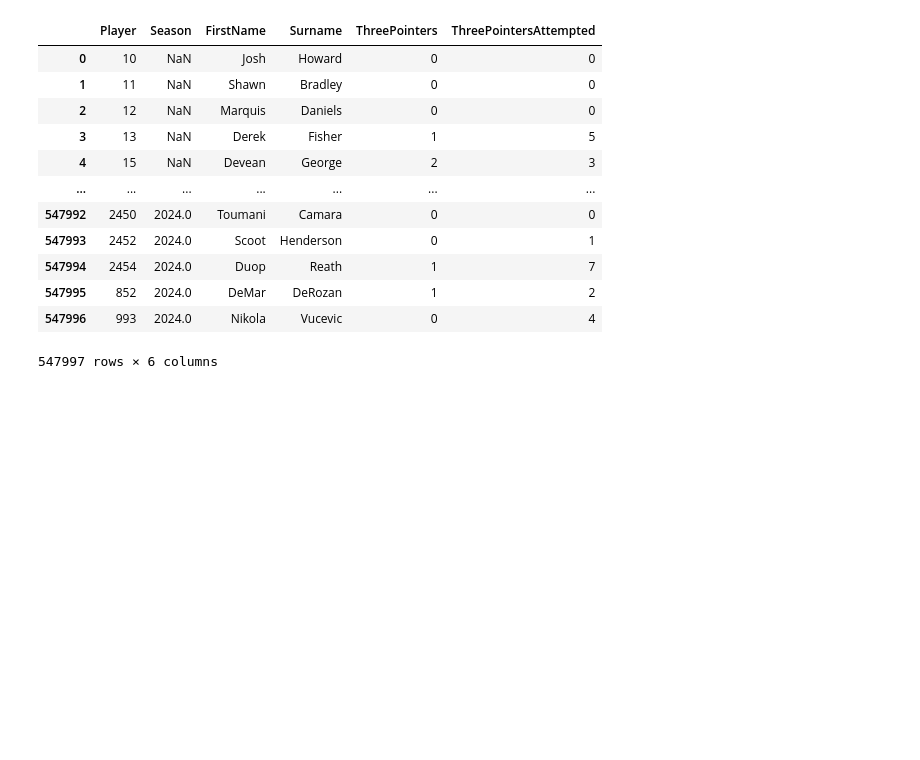
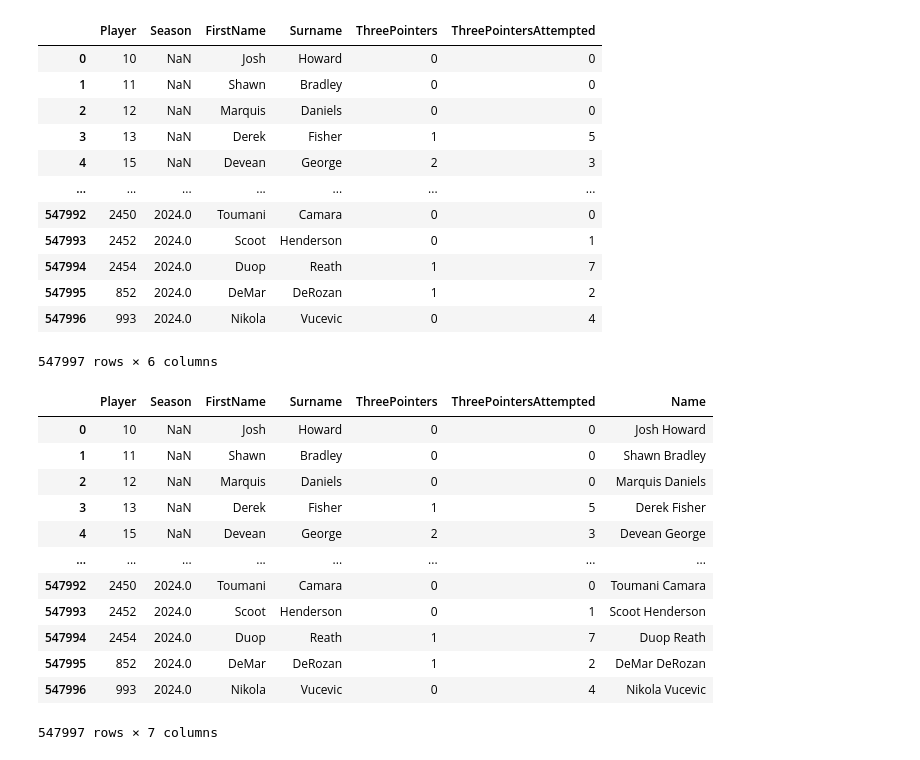
Before and after one commit to abhivir-42/prediction-challenge, a Jupyter notebook: Data_Collection.ipynb, the cells around one changed output. Saved outputs shown, nothing was run; the diff lists cells and outputs as text; code cells hidden in the pictures; blank space fills up the shorter version.

```diff
--- a/Data_Collection.ipynb
+++ b/Data_Collection.ipynb
@@ -202,8 +202,7 @@ columns = ['Player', 'Season', 'FirstName', 'Surname', 'ThreePointers', 'ThreePo
 
 df_merged_players = pd.merge(df_boxscores, df_players, left_on='Player', right_on= 'PlayerID', how='left')
 df_merged = pd.merge(df_merged_players, df_fixtures, left_on='FixtureURL', right_on='FixtureKey', how='left')
-df_merged = df_merged[columns]
-df_merged
+df_merged[columns]
 # %% [output]
 |  | Player | Season | FirstName | Surname | ThreePointers | ThreePointersAttempted |
 | 0 | 10 | NaN | Josh | Howard | 0 | 0 |
@@ -218,3 +217,21 @@ df_merged
 | 547995 | 852 | 2024.0 | DeMar | DeRozan | 1 | 2 |
 | 547996 | 993 | 2024.0 | Nikola | Vucevic | 0 | 4 |
 547997 rows × 6 columns
+# %%
+df_all = df_merged.copy()[columns]
+df_all['Name'] = df_all['FirstName'] + ' ' + df_all['Surname']
+df_all
+# %% [output]
+|  | Player | Season | FirstName | Surname | ThreePointers | ThreePointersAttempted | Name |
+| 0 | 10 | NaN | Josh | Howard | 0 | 0 | Josh Howard |
+| 1 | 11 | NaN | Shawn | Bradley | 0 | 0 | Shawn Bradley |
+| 2 | 12 | NaN | Marquis | Daniels | 0 | 0 | Marquis Daniels |
+| 3 | 13 | NaN | Derek | Fisher | 1 | 5 | Derek Fisher |
+| 4 | 15 | NaN | Devean | George | 2 | 3 | Devean George |
+| ... | ... | ... | ... | ... | ... | ... | ... |
+| 547992 | 2450 | 2024.0 | Toumani | Camara | 0 | 0 | Toumani Camara |
+| 547993 | 2452 | 2024.0 | Scoot | Henderson | 0 | 1 | Scoot Henderson |
+| 547994 | 2454 | 2024.0 | Duop | Reath | 1 | 7 | Duop Reath |
+| 547995 | 852 | 2024.0 | DeMar | DeRozan | 1 | 2 | DeMar DeRozan |
+| 547996 | 993 | 2024.0 | Nikola | Vucevic | 0 | 4 | Nikola Vucevic |
+547997 rows × 7 columns
```
Also changed, not shown: parts of 3 cells of this notebook, 1 other file.
